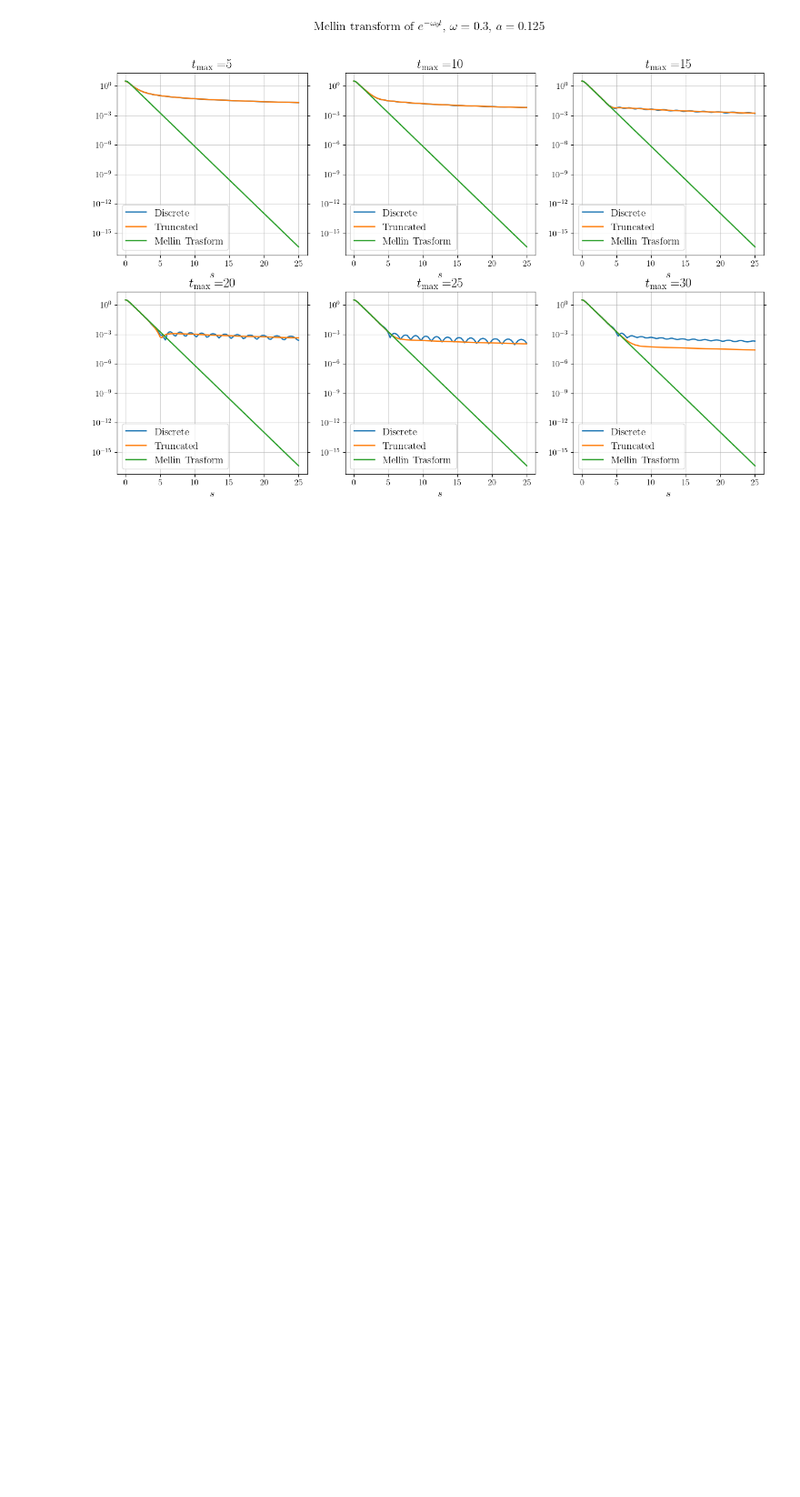
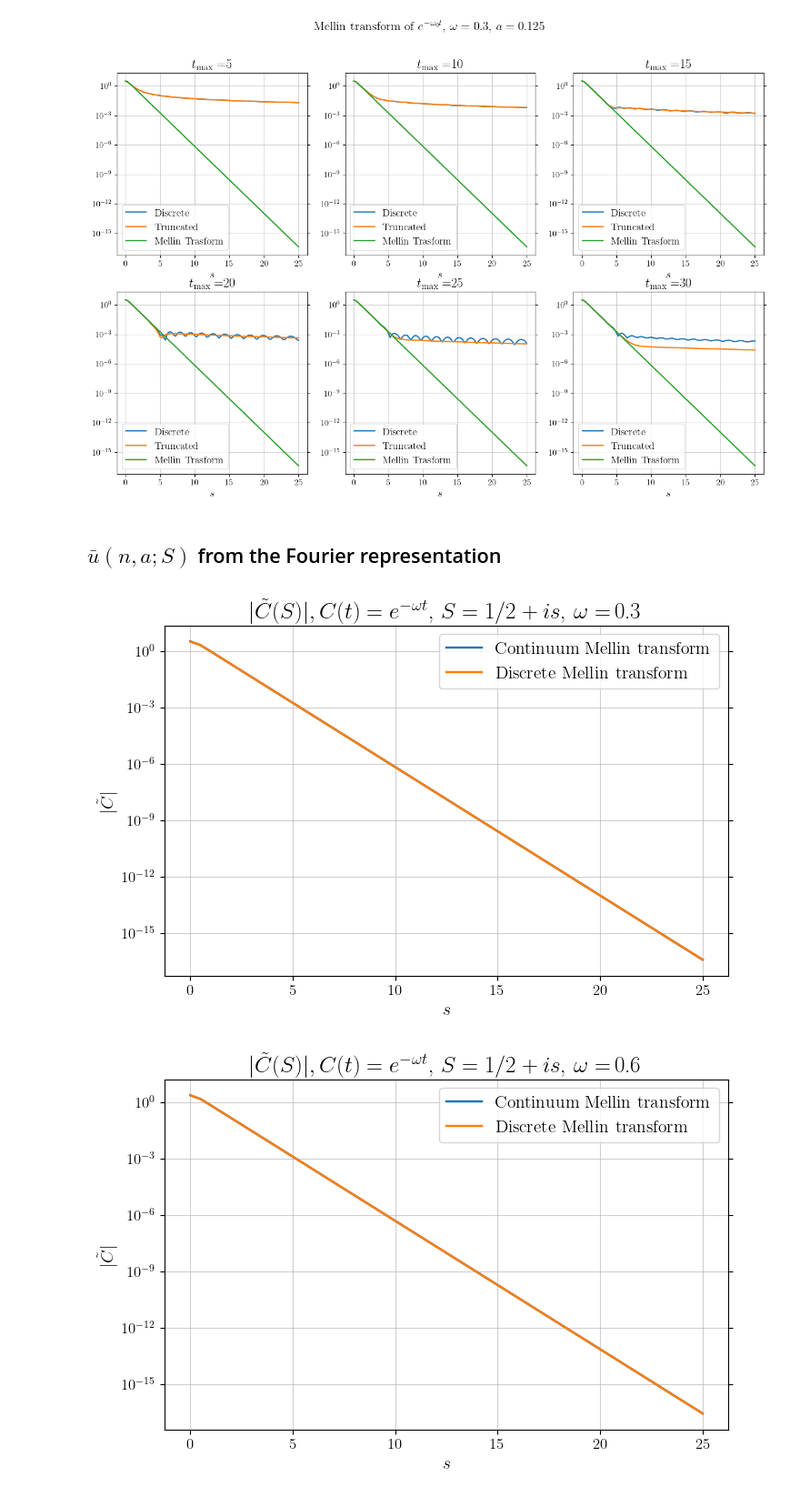
Before and after one commit to DiegoToniolo/Analysis_spectral_densities, a Jupyter notebook: discrete_mellin.ipynb, the cells around one changed output. Shown at 91% size. Drawn from its saved outputs; the diff is of its cells as text; code cells hidden in the pictures; blank space fills up the shorter version.

```diff
--- a/discrete_mellin.ipynb
+++ b/discrete_mellin.ipynb
@@ -10,7 +10,7 @@ import matplotlib.pyplot as plt
 import mpmath as mp
 from scipy.integrate import quad, quad_vec
 from scipy.special import expi, sinc, gamma, gammainc
-mp.mp.dps = 100
+mp.mp.dps = 15
 
 plt.style.use('my_style.mplstyle')
 
@@ -255,3 +255,44 @@ for ai in range(len(a)):
 [figure]
 [figure]
 [figure]
+# %% [markdown]
+## $\bar{u}(n, a; S)$ from the Fourier representation
+# %%
+def hyper(n, x, s):
+    if n == 0:
+        return 0
+    else:
+        return (x * np.abs(n))**complex(1.5, s) * complex(mp.hyp1f2(1, complex(1.25, s/2.), complex(1.75, s/2), (x * n)**2.0/4.0))
+def ubar(n:int, a:float, s:float, w:float):
+    wa = w*a
+    res = (hyper(n-1, wa, s) - 2 * np.cosh(wa) * hyper(n, wa, s) + hyper(n+1, wa, s))\
+                / (a * w**complex(0.5, s) * np.sinh(wa) * complex(1.5, s) * complex(0.5, s))
+    return (n == 0)*res/2 + (n != 0)*res
+# %%
+s = np.linspace(0, 25, 51)
+a = 1
+w = [0.3, 0.6, 1]
+t_max = 200
+
+mell_discr, mell_trunc = np.zeros((len(w), len(s)), dtype=complex), np.zeros((len(w), len(s)), dtype=complex)
+mell_cont = np.zeros((len(w), len(s)), dtype=complex)
+for wi in range(len(w)):
+    for si in range(len(s)):
+        for n in range(int(t_max/a + 1)):
+            mell_discr[wi, si] += a * np.exp(-w[wi] * a * n) * ubar(n, a, s[si], w[wi])
+        mell_trunc[wi, si] = mp.gammainc(0.5 + s[si]*1.0j, 0, w[wi]*(t_max)) * w[wi] ** (-0.5 -s[si] * 1.0j)
+
+    mell_cont[wi] = gamma(0.5 + s*1.0j) * w[wi] ** (-0.5 -s * 1.0j)
+# %%
+for wi in range(len(w)):
+    plt.plot(s, np.abs(mell_cont[wi]), label = "Continuum Mellin transform")
+    plt.plot(s, np.abs(mell_discr[wi]), label = "Discrete Mellin transform")
+    plt.semilogy()
+    plt.legend()
+    plt.xlabel(r"$s$")
+    plt.ylabel(r"$\vert\tilde{C}\vert$")
+    plt.title(r"$|\tilde{C}(S)|, C(t) = e^{-\omega t}$, $S = 1/2+is$, $\omega =\, $" + r"{}".format(w[wi]))
+    plt.show()
+# %% [output]
+[figure, added]
+[figure, added]
```
Also changed, not shown: parts of 6 cells of this notebook.
